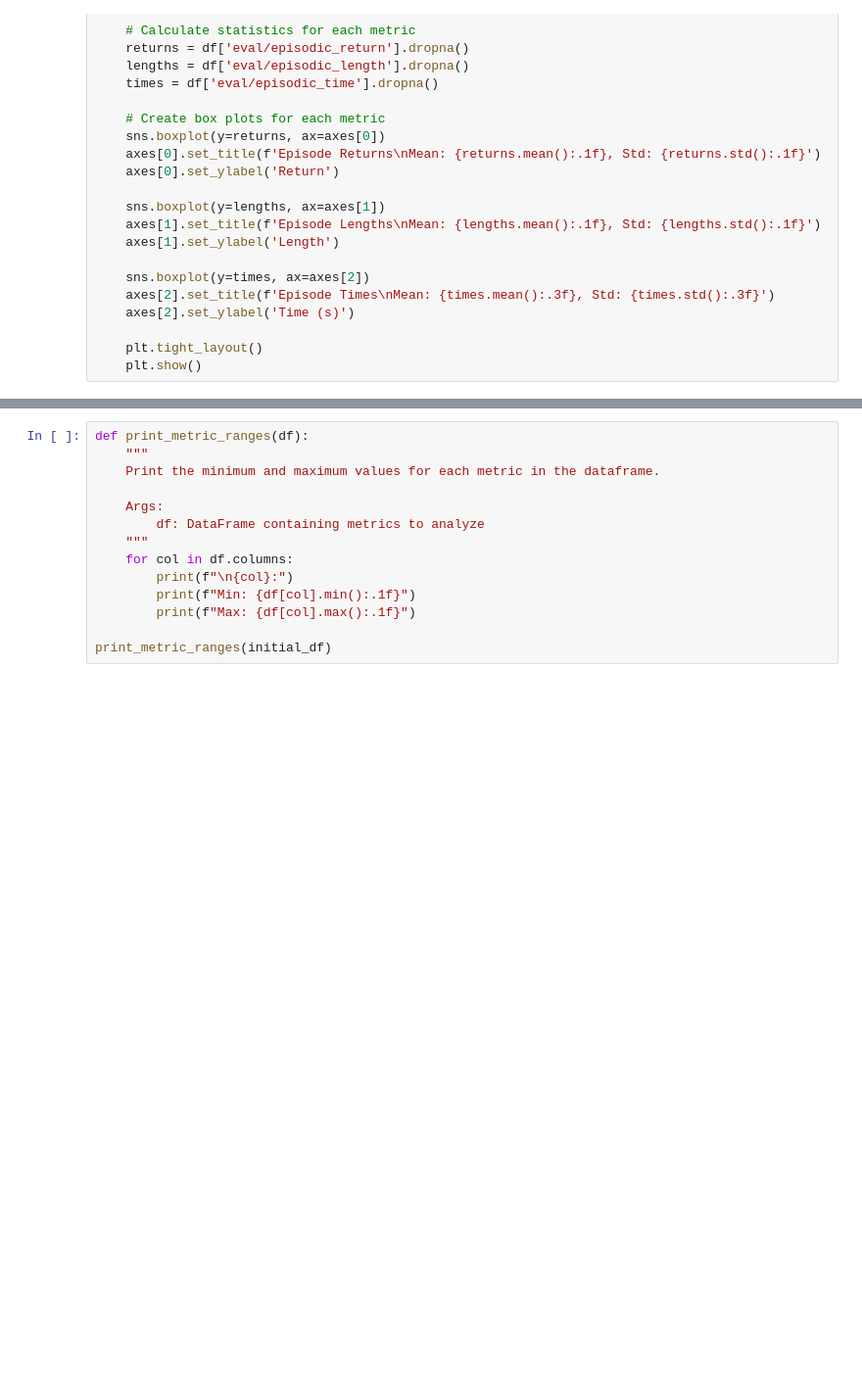
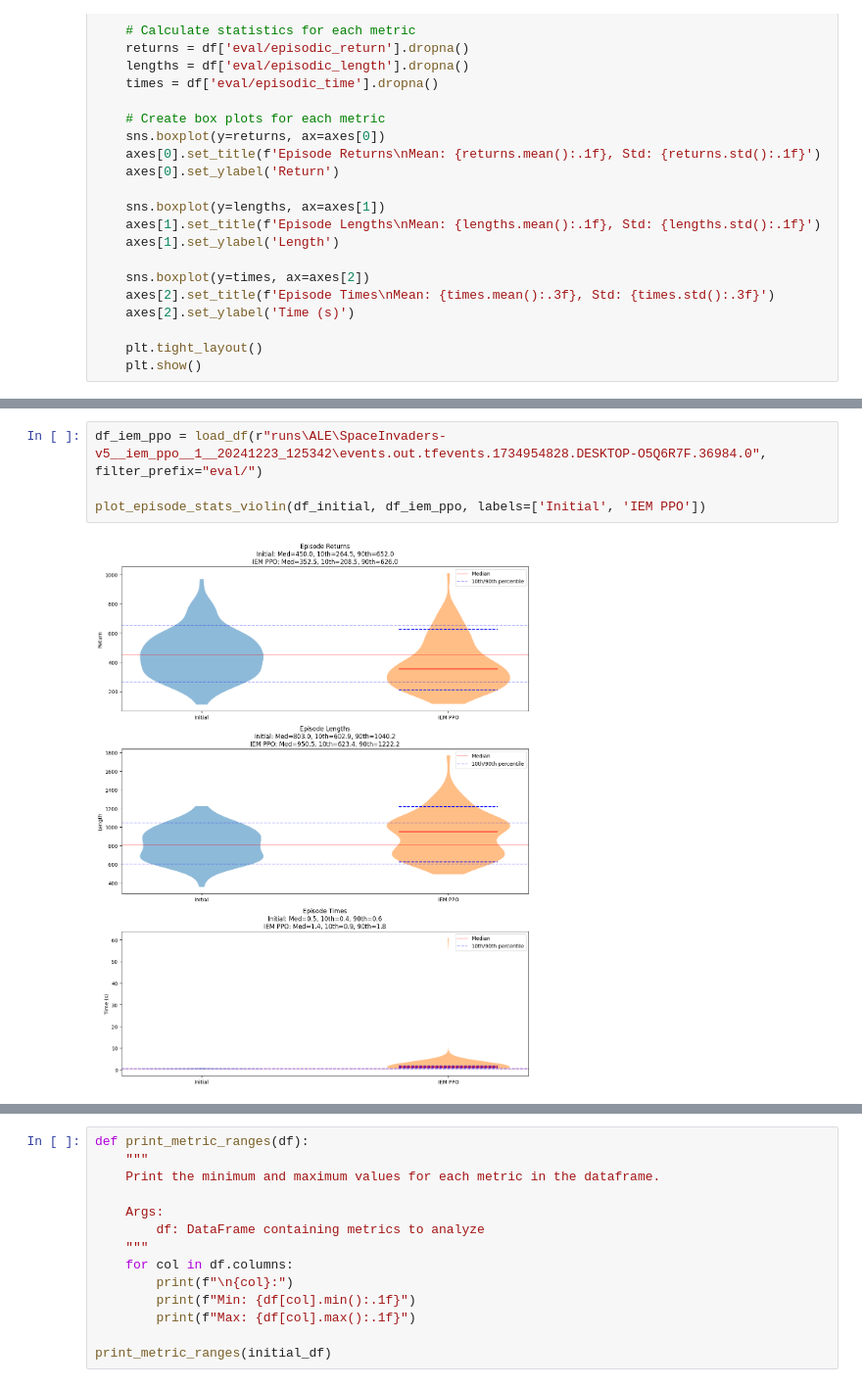
Before and after one commit to florinbarbisch/rle-assginment, a Jupyter notebook: eval.ipynb, the cells around one changed output, grey strips where cells are left out. Shown at 98% size. Cells and saved outputs as stored; diff of their text form; blank space fills up the shorter version.

```diff
--- a/eval.ipynb
+++ b/eval.ipynb
@@ -163,0 +231,6 @@ plot_episode_stats_violin(baseline_df, initial_df, labels=['Baseline', 'Initial'
+# %%
+df_iem_ppo = load_df(r"runs\ALE\SpaceInvaders-v5__iem_ppo__1__20241223_125342\events.out.tfevents.1734954828.DESKTOP-O5Q6R7F.36984.0", filter_prefix="eval/")
+
+plot_episode_stats_violin(df_initial, df_iem_ppo, labels=['Initial', 'IEM PPO'])
+# %% [output]
+[figure, added]
```
Also changed, not shown: parts of 15 cells of this notebook.
